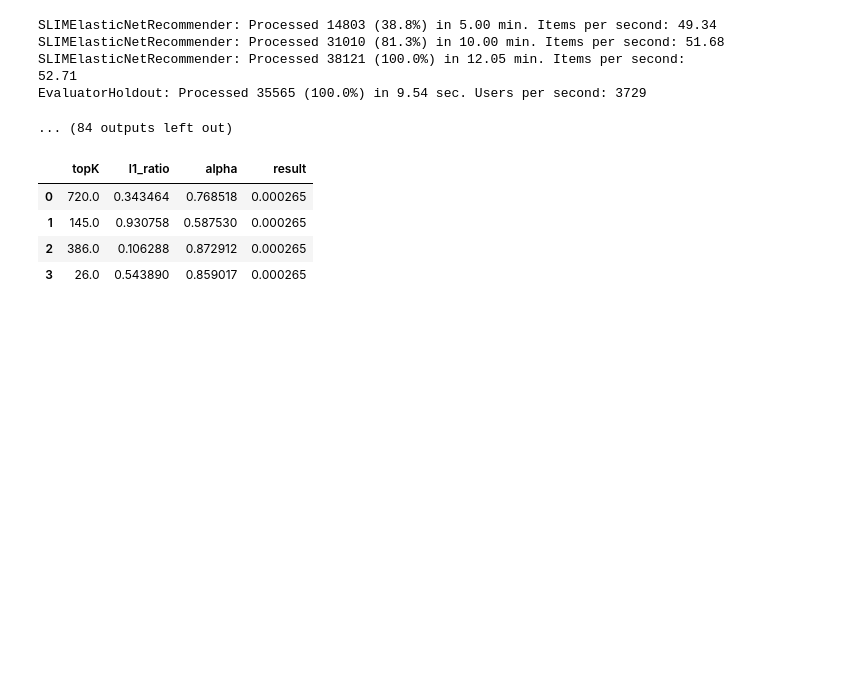
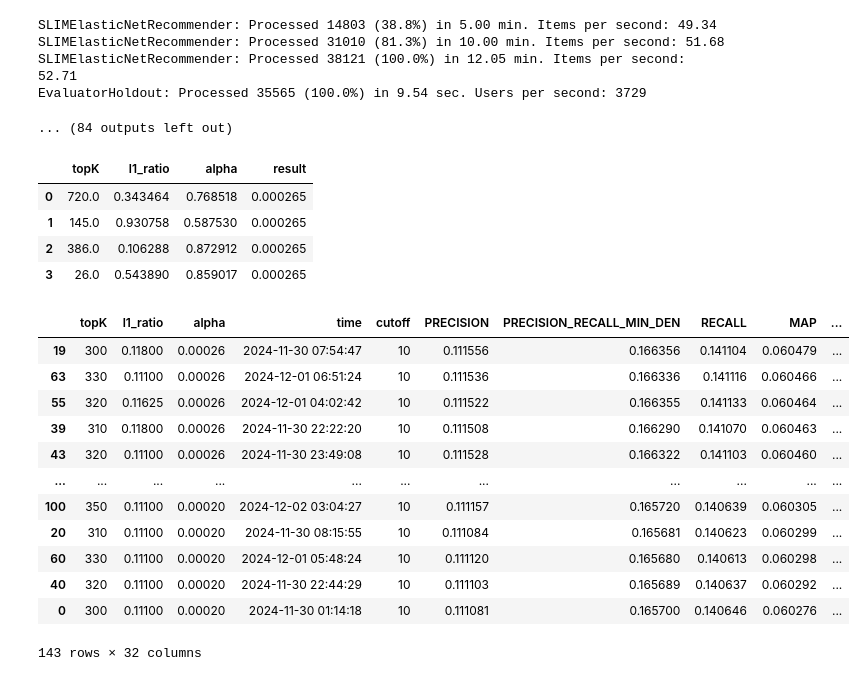
Before and after one commit to timothewt/RecSysCompetition2024Polimi, a Jupyter notebook: notebooks/sf-slim-optuna.ipynb, the cells around one changed output. Cells and saved outputs as stored; diff of their text form; code cells hidden in the pictures; blank space fills up the shorter version.

```diff
--- a/notebooks/sf-slim-optuna.ipynb
+++ b/notebooks/sf-slim-optuna.ipynb
@@ -112,3 +112,21 @@ EvaluatorHoldout: Processed 35565 (100.0%) in 9.54 sec. Users per second: 3729
 | 1 | 145.0 | 0.930758 | 0.587530 | 0.000265 |
 | 2 | 386.0 | 0.106288 | 0.872912 | 0.000265 |
 | 3 | 26.0 | 0.543890 | 0.859017 | 0.000265 |
+# %%
+old_results = pd.read_csv("result_experiments/SLIM/results.csv")
+# %%
+old_results.sort_values(by=['MAP'], ascending=False)
+# %% [output]
+|  | topK | l1_ratio | alpha | time | cutoff | PRECISION | PRECISION_RECALL_MIN_DEN | RECALL | MAP | ... |
+| 19 | 300 | 0.11800 | 0.00026 | 2024-11-30 07:54:47 | 10 | 0.111556 | 0.166356 | 0.141104 | 0.060479 | ... |
+| 63 | 330 | 0.11100 | 0.00026 | 2024-12-01 06:51:24 | 10 | 0.111536 | 0.166336 | 0.141116 | 0.060466 | ... |
+| 55 | 320 | 0.11625 | 0.00026 | 2024-12-01 04:02:42 | 10 | 0.111522 | 0.166355 | 0.141133 | 0.060464 | ... |
+| 39 | 310 | 0.11800 | 0.00026 | 2024-11-30 22:22:20 | 10 | 0.111508 | 0.166290 | 0.141070 | 0.060463 | ... |
+| 43 | 320 | 0.11100 | 0.00026 | 2024-11-30 23:49:08 | 10 | 0.111528 | 0.166322 | 0.141103 | 0.060460 | ... |
+| ... | ... | ... | ... | ... | ... | ... | ... | ... | ... | ... |
+| 100 | 350 | 0.11100 | 0.00020 | 2024-12-02 03:04:27 | 10 | 0.111157 | 0.165720 | 0.140639 | 0.060305 | ... |
+| 20 | 310 | 0.11100 | 0.00020 | 2024-11-30 08:15:55 | 10 | 0.111084 | 0.165681 | 0.140623 | 0.060299 | ... |
+| 60 | 330 | 0.11100 | 0.00020 | 2024-12-01 05:48:24 | 10 | 0.111120 | 0.165680 | 0.140613 | 0.060298 | ... |
+| 40 | 320 | 0.11100 | 0.00020 | 2024-11-30 22:44:29 | 10 | 0.111103 | 0.165689 | 0.140637 | 0.060292 | ... |
+| 0 | 300 | 0.11100 | 0.00020 | 2024-11-30 01:14:18 | 10 | 0.111081 | 0.165700 | 0.140646 | 0.060276 | ... |
+143 rows × 32 columns
```
Also changed, not shown: parts of 1 cell of this notebook, 17 other files.
